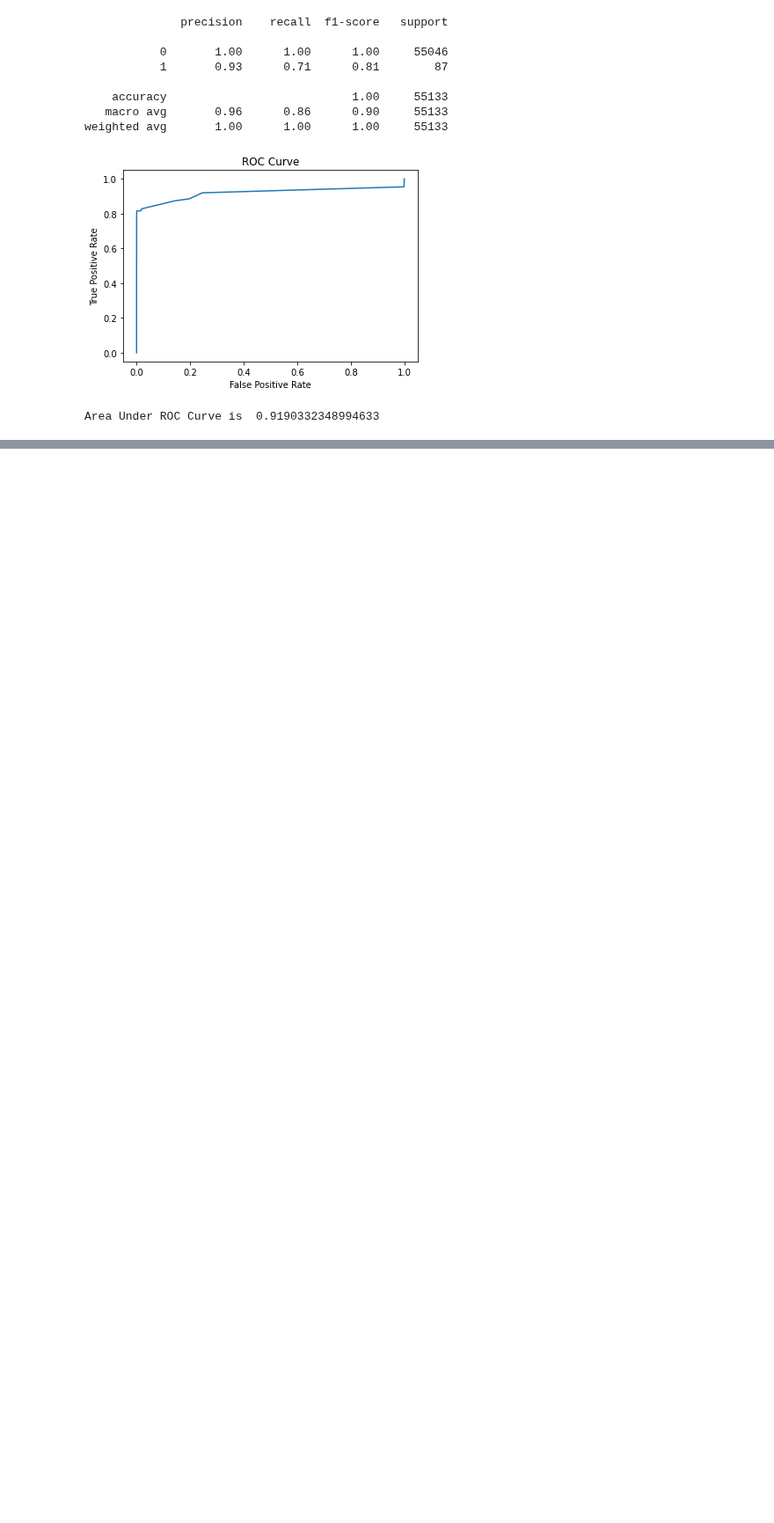
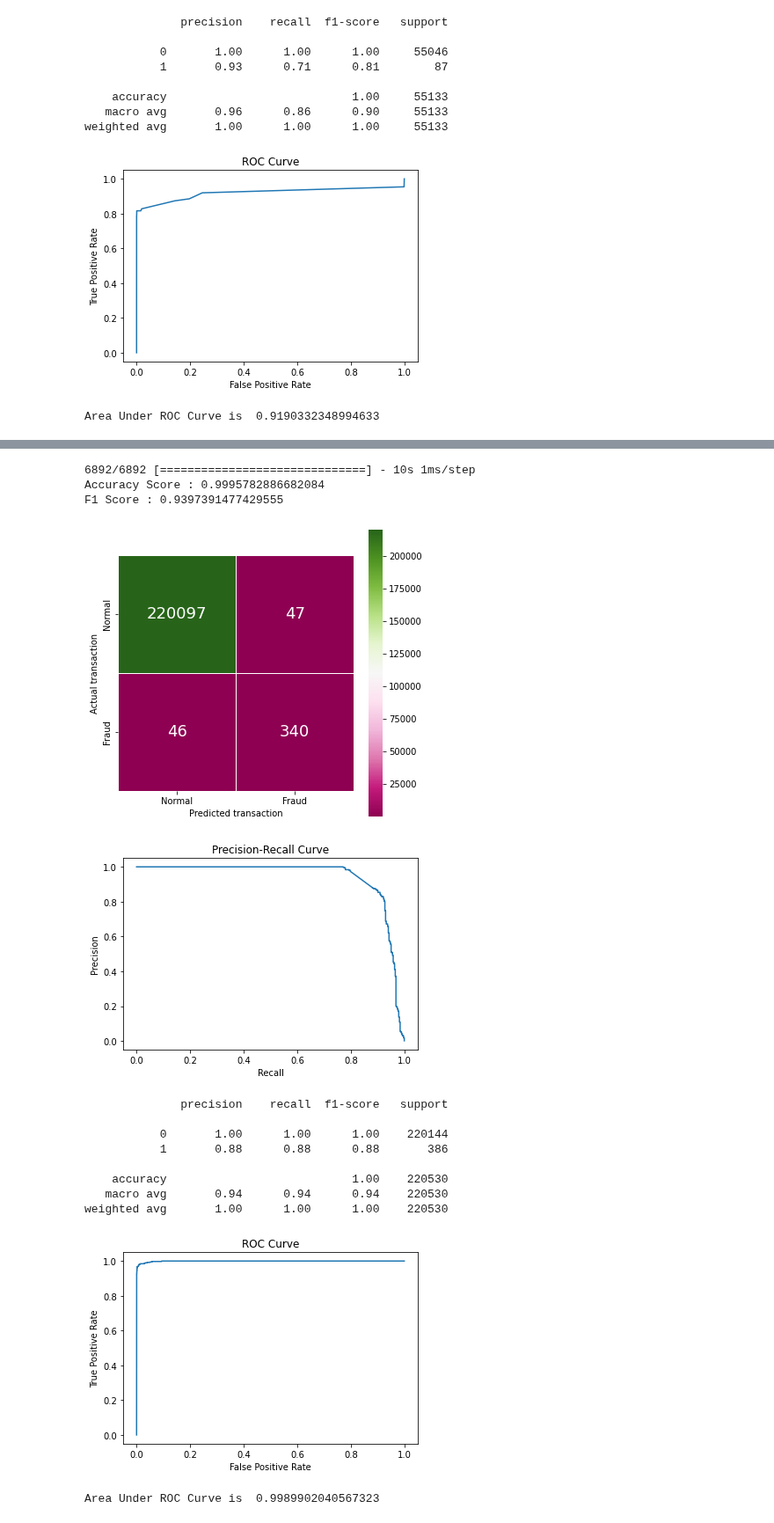
Before and after one commit to PHNPR/Credit-Card-Fraud-Detection, a Jupyter notebook: Credit Card Fraud.ipynb, the cells around one changed output, grey strips where cells are left out. Shown at 88% size. Drawn from its saved outputs; the diff is of its cells as text; code cells hidden in the pictures; blank space fills up the shorter version.

```diff
--- a/Credit Card Fraud.ipynb
+++ b/Credit Card Fraud.ipynb
@@ -358,0 +360,13 @@ Area Under ROC Curve is  0.9190332348994633
+# %%
+model = Sequential(
+    [
+        tf.keras.Input(shape=(29,)) ,
+        Dense(units= 20 , activation= 'relu') ,
+        Dense(units= 7  , activation= 'relu') ,
+        Dense(units= 1  , activation= 'sigmoid') ,
+    ]
+)
+# %%
+model.compile(loss= BinaryCrossentropy() , optimizer= Adam(0.001))
+# %%
+model.fit(X_train , Y_train , epochs= 25)
@@ -358,0 +392,36 @@ Area Under ROC Curve is  0.9190332348994633
+# %%
+def nn_predict(X,Y):
+    y_ = model.predict(X)
+    y = tf.round(y_)
+
+    print("Accuracy Score :" , accuracy_score(Y,y))
+
+    print("F1 Score :" , f1_score(Y,y,average='macro'))
+
+    confusion_matrix_plot(Y,y)
+
+    pr_curve(Y,y_)
+
+    print(classification_report(Y,y))
+
+    ROC_curve(Y,y_)
+
+    print('Area Under ROC Curve is ' , roc_auc_score(Y,y_))
+# %%
+nn_predict(X_train,Y_train)
+# %% [output]
+6892/6892 [==============================] - 10s 1ms/step
+Accuracy Score : 0.9995782886682084
+F1 Score : 0.9397391477429555
+[figure, added]
+[figure, added]
+              precision    recall  f1-score   support
+
+           0       1.00      1.00      1.00    220144
+           1       0.88      0.88      0.88       386
+
+    accuracy                           1.00    220530
+   macro avg       0.94      0.94      0.94    220530
+weighted avg       1.00      1.00      1.00    220530
+[figure, added]
+Area Under ROC Curve is  0.9989902040567323
```
Also changed, not shown: parts of 9 cells of this notebook.
